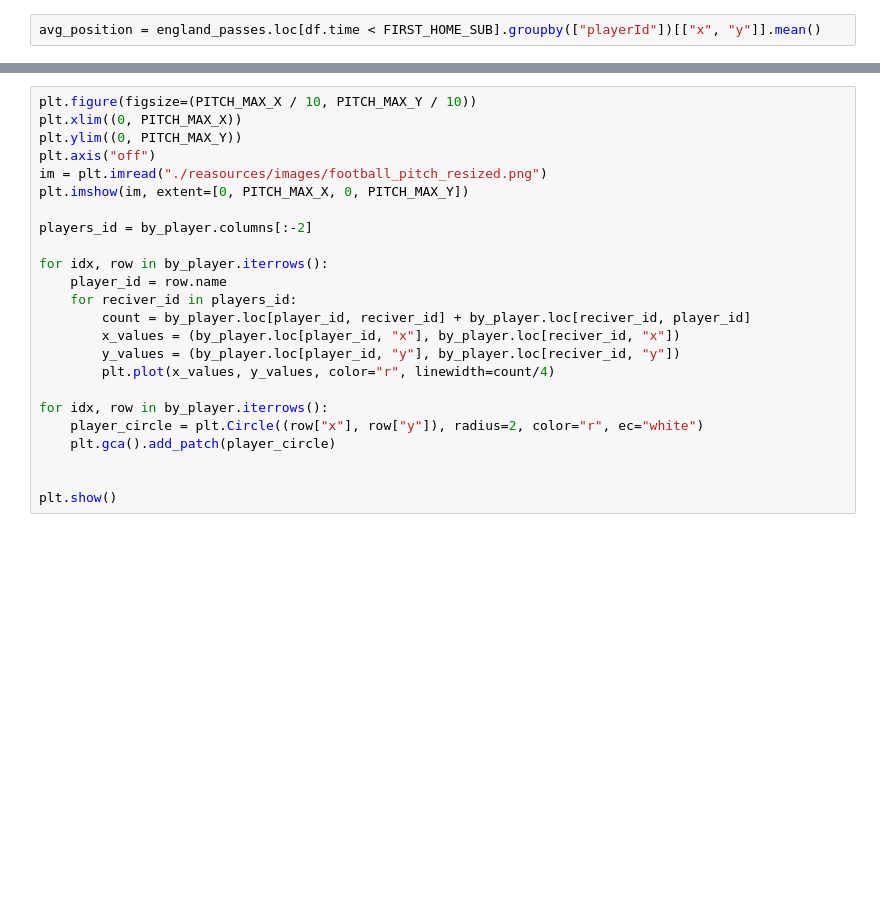
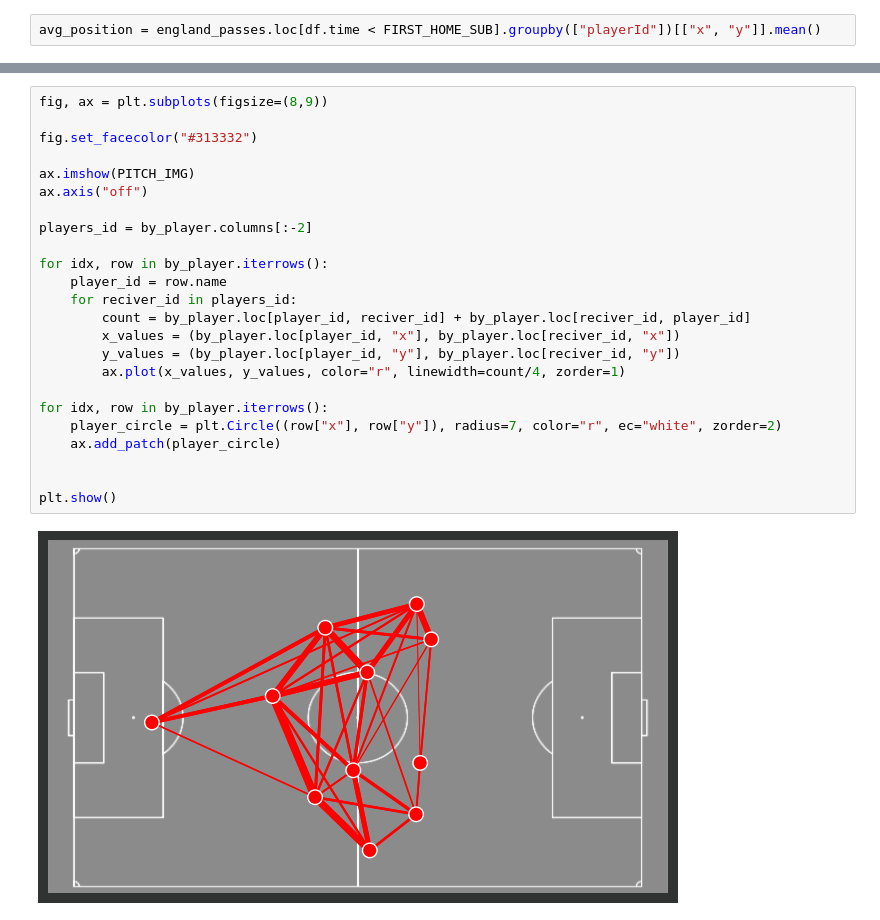
Before and after one commit to Jedrek00/FootballDataVis, a Jupyter notebook: eda.ipynb, the cells around one changed output, grey strips where cells are left out. Drawn from its saved outputs; the diff is of its cells as text; blank space fills up the shorter version.

```diff
--- a/eda.ipynb
+++ b/eda.ipynb
@@ -189,24 +295,26 @@ plt.show()
 # %%
-plt.figure(figsize=(PITCH_MAX_X / 10, PITCH_MAX_Y / 10))
-plt.xlim((0, PITCH_MAX_X))
-plt.ylim((0, PITCH_MAX_Y))
-plt.axis("off")
-im = plt.imread("./reasources/images/football_pitch_resized.png")
-plt.imshow(im, extent=[0, PITCH_MAX_X, 0, PITCH_MAX_Y])
+fig, ax = plt.subplots(figsize=(8,9))
+
+fig.set_facecolor("#313332")
+
+ax.imshow(PITCH_IMG)
+ax.axis("off")
 
 players_id = by_player.columns[:-2]
 
 for idx, row in by_player.iterrows():
     player_id = row.name
     for reciver_id in players_id:
         count = by_player.loc[player_id, reciver_id] + by_player.loc[reciver_id, player_id]
         x_values = (by_player.loc[player_id, "x"], by_player.loc[reciver_id, "x"])
         y_values = (by_player.loc[player_id, "y"], by_player.loc[reciver_id, "y"])
-        plt.plot(x_values, y_values, color="r", linewidth=count/4)
+        ax.plot(x_values, y_values, color="r", linewidth=count/4, zorder=1)
 
 for idx, row in by_player.iterrows():
-    player_circle = plt.Circle((row["x"], row["y"]), radius=2, color="r", ec="white")
-    plt.gca().add_patch(player_circle)
+    player_circle = plt.Circle((row["x"], row["y"]), radius=7, color="r", ec="white", zorder=2)
+    ax.add_patch(player_circle)
 
 
 plt.show()
+# %% [output]
+[figure, added]
```
Also changed, not shown: parts of 27 cells of this notebook, 3 other files.
